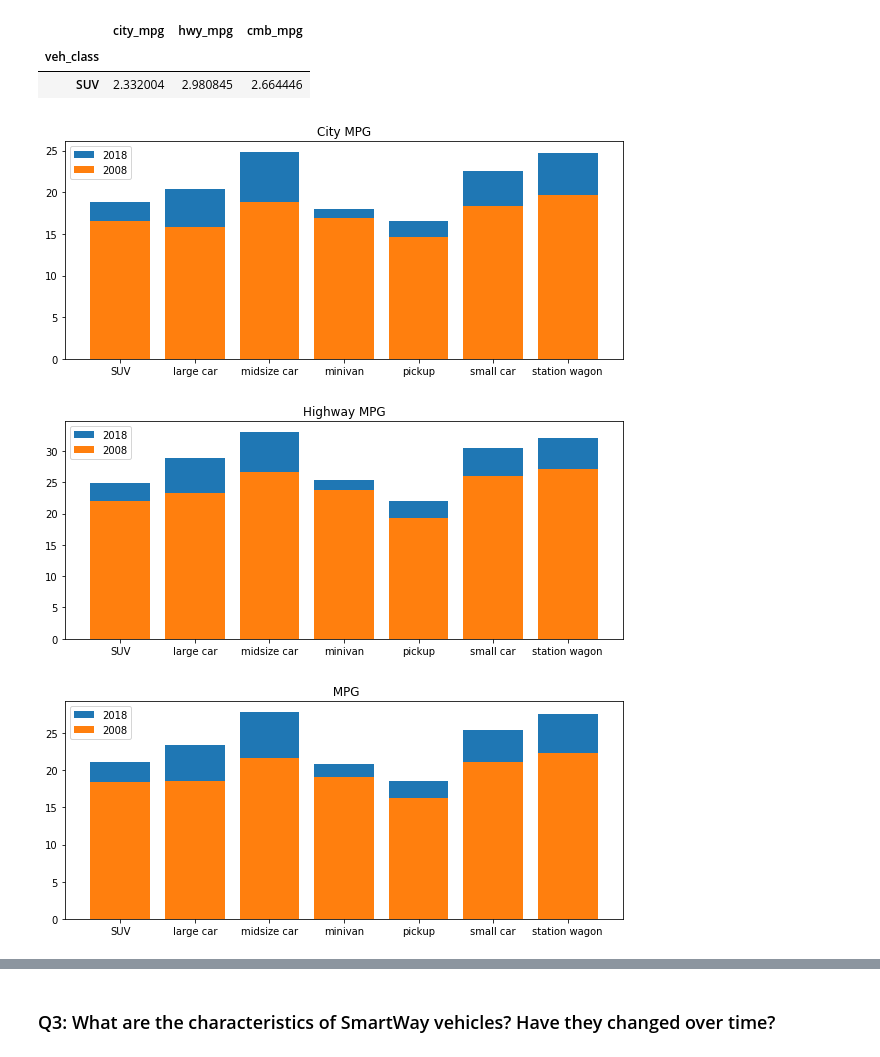
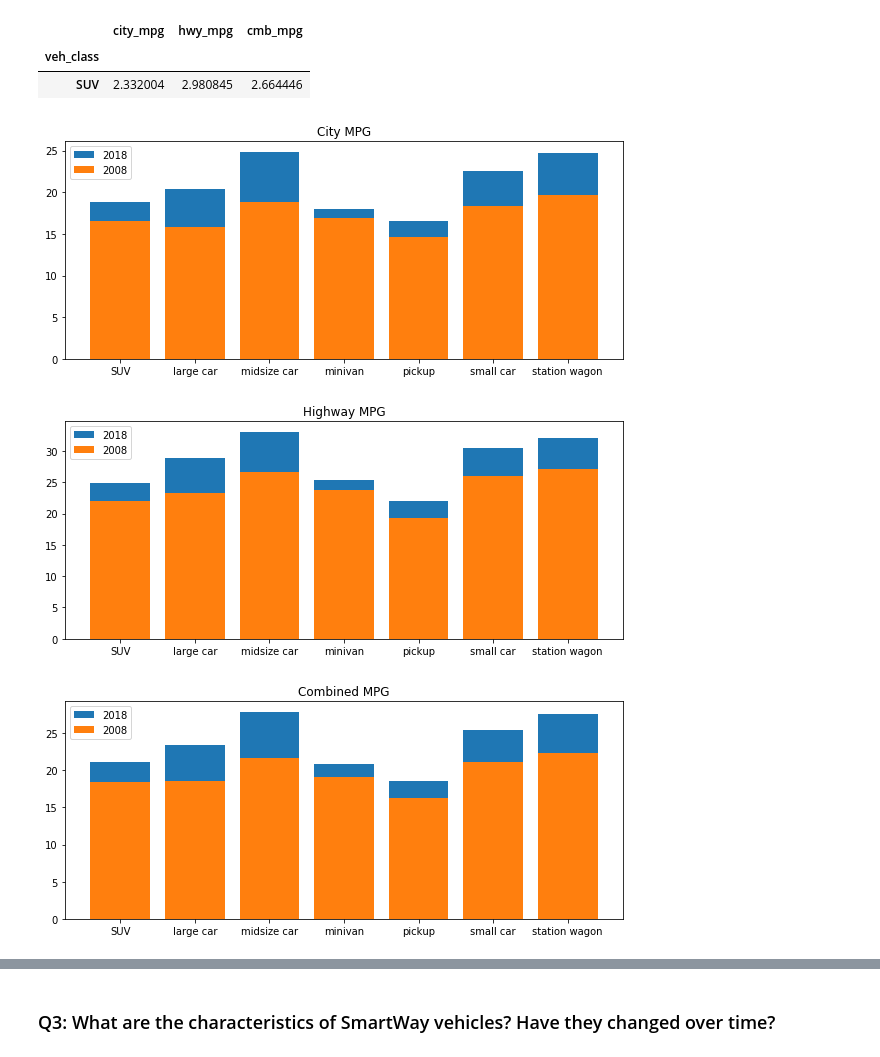
Before and after one commit to ladorabl/udacity_data_analyst_nd, a Jupyter notebook: lesson5_dataAnalysisProcess_caseStudy2/drawing_conclusions.ipynb, the cells around one changed output, grey strips where cells are left out. Drawn from its saved outputs; the diff is of its cells as text; code cells hidden in the pictures.

```diff
--- a/lesson5_dataAnalysisProcess_caseStudy2/drawing_conclusions.ipynb
+++ b/lesson5_dataAnalysisProcess_caseStudy2/drawing_conclusions.ipynb
@@ -174,32 +174,32 @@ t2 = df_18_gb_vc[df_18_gb_vc.index.isin(matching_indices)]
 t2 = t2.append(df_18_mean_SUV)
 #[df_18_gb_vc.index == 'large car']
 
 plt.title('City MPG')
 plt.bar(t2.index, t2.city_mpg);
 plt.bar(t1.index, t1.city_mpg);
 plt.legend(['2018','2008'])
 plt.show()
 
 figure(figsize=(10, 4))
 plt.title('Highway MPG')
 plt.bar(t2.index, t2.hwy_mpg);
 plt.bar(t1.index, t1.hwy_mpg);
 plt.legend(['2018','2008'])
 plt.show()
 figure(figsize=(10, 4))
-plt.title(' MPG')
+plt.title('Combined MPG')
 plt.bar(t2.index, t2.cmb_mpg);
 plt.bar(t1.index, t1.cmb_mpg);
 plt.legend(['2018','2008'])
 plt.show()
 
 #sns.barplot(x=t1.index, y=t2.columns.values);
 #sns.barplot(x=t2.index');
 #t2.index.values
 #t2.columns.values
 #plt.bar(t2.index, t2);
 #plt.bar(t1.index, t1.cmb_mpg);
 # %% [output]
 [figure]
 [figure]
-[figure, old version]
+[figure, new version]
```
Also changed, not shown: parts of 35 cells of this notebook.
